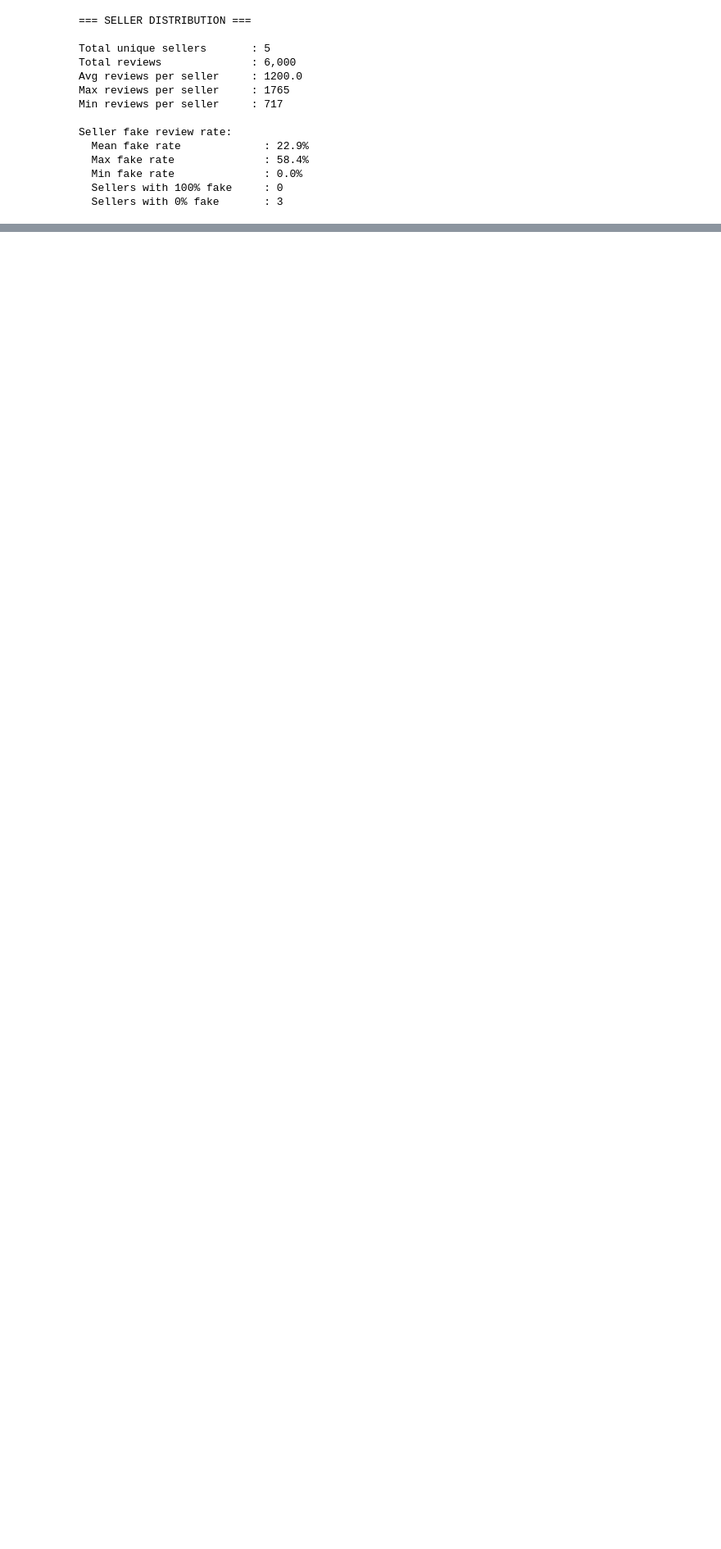
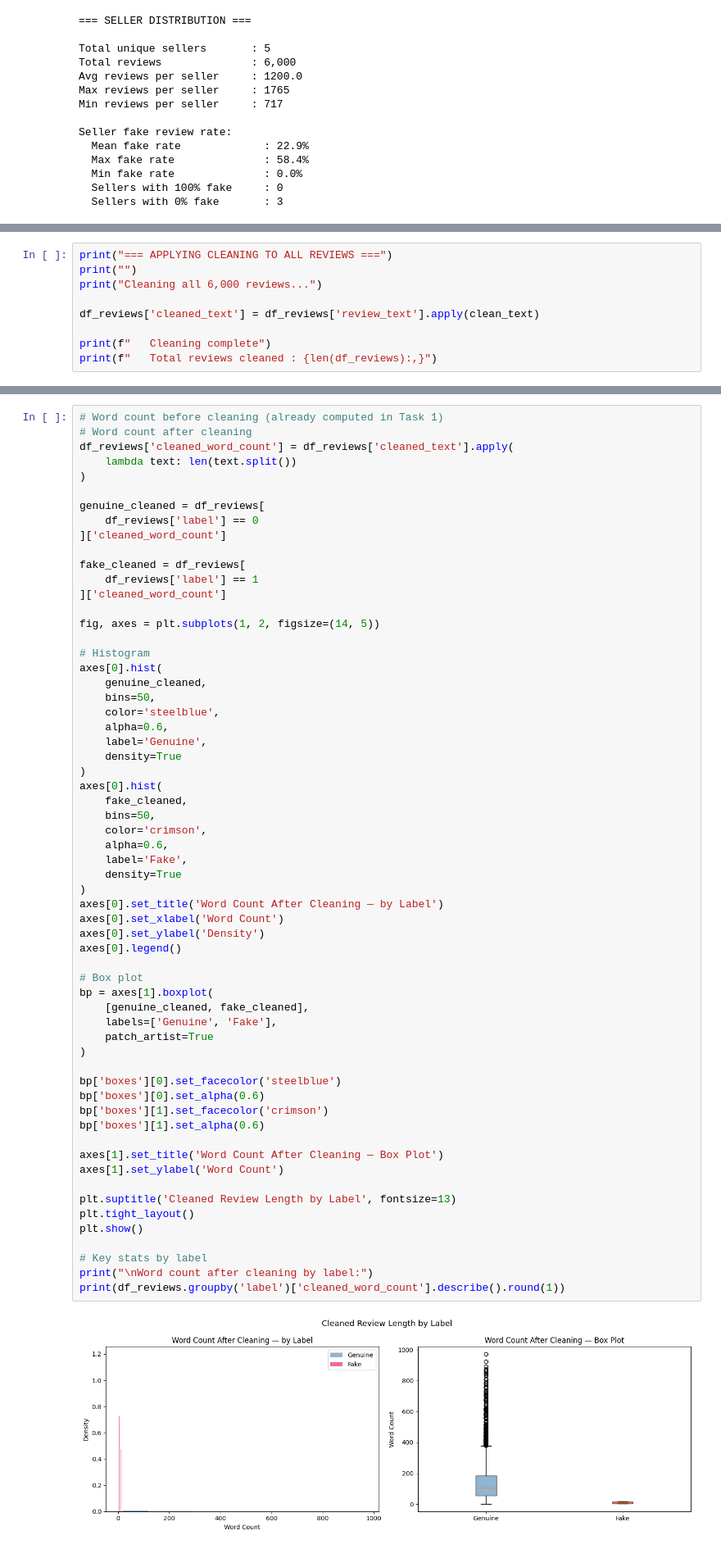
Before and after one commit to Thedeadman0612/TrustCart, a Jupyter notebook: phase2/notebooks/phase2_fake_review_detection.ipynb, the cells around one changed output, grey strips where cells are left out. Shown at 82% size. Cells and saved outputs as stored; diff of their text form; blank space fills up the shorter version.

Commit message:
Phase 2 Task 2: Text preprocessing complete

```diff
--- a/phase2/notebooks/phase2_fake_review_detection.ipynb
+++ b/phase2/notebooks/phase2_fake_review_detection.ipynb
@@ -441,0 +563,9 @@ Seller fake review rate:
+# %%
+print("=== APPLYING CLEANING TO ALL REVIEWS ===")
+print("")
+print("Cleaning all 6,000 reviews...")
+
+df_reviews['cleaned_text'] = df_reviews['review_text'].apply(clean_text)
+
+print(f"   Cleaning complete")
+print(f"   Total reviews cleaned : {len(df_reviews):,}")
@@ -441,0 +681,63 @@ Seller fake review rate:
+# %%
+# Word count before cleaning (already computed in Task 1)
+# Word count after cleaning
+df_reviews['cleaned_word_count'] = df_reviews['cleaned_text'].apply(
+    lambda text: len(text.split())
+)
+
+genuine_cleaned = df_reviews[
+    df_reviews['label'] == 0
+]['cleaned_word_count']
+
+fake_cleaned = df_reviews[
+    df_reviews['label'] == 1
+]['cleaned_word_count']
+
+fig, axes = plt.subplots(1, 2, figsize=(14, 5))
+
+# Histogram
+axes[0].hist(
+    genuine_cleaned,
+    bins=50,
+    color='steelblue',
+    alpha=0.6,
+    label='Genuine',
+    density=True
+)
+axes[0].hist(
+    fake_cleaned,
+    bins=50,
+    color='crimson',
+    alpha=0.6,
+    label='Fake',
+    density=True
+)
+axes[0].set_title('Word Count After Cleaning — by Label')
+axes[0].set_xlabel('Word Count')
+axes[0].set_ylabel('Density')
+axes[0].legend()
+
+# Box plot
+bp = axes[1].boxplot(
+    [genuine_cleaned, fake_cleaned],
+    labels=['Genuine', 'Fake'],
+    patch_artist=True
+)
+
+bp['boxes'][0].set_facecolor('steelblue')
+bp['boxes'][0].set_alpha(0.6)
+bp['boxes'][1].set_facecolor('crimson')
+bp['boxes'][1].set_alpha(0.6)
+
+axes[1].set_title('Word Count After Cleaning — Box Plot')
+axes[1].set_ylabel('Word Count')
+
+plt.suptitle('Cleaned Review Length by Label', fontsize=13)
+plt.tight_layout()
+plt.show()
+
+# Key stats by label
+print("\nWord count after cleaning by label:")
+print(df_reviews.groupby('label')['cleaned_word_count'].describe().round(1))
+# %% [output]
+[figure, added]
```
Also changed, not shown: parts of 18 cells of this notebook.
